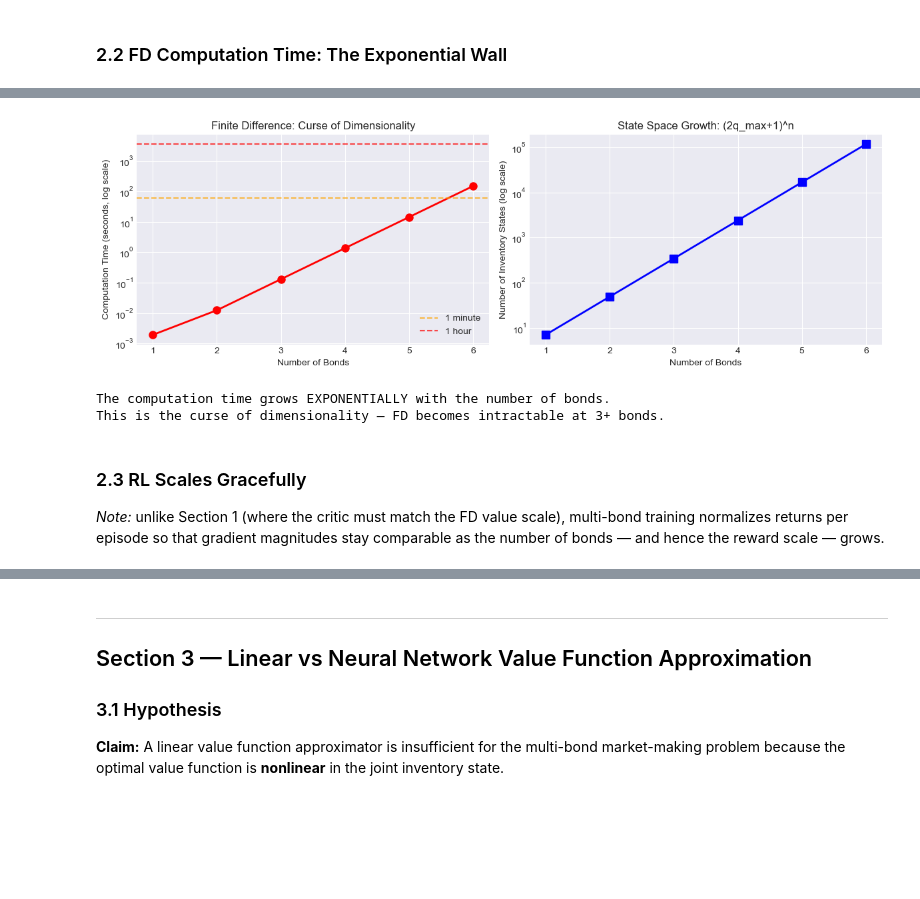
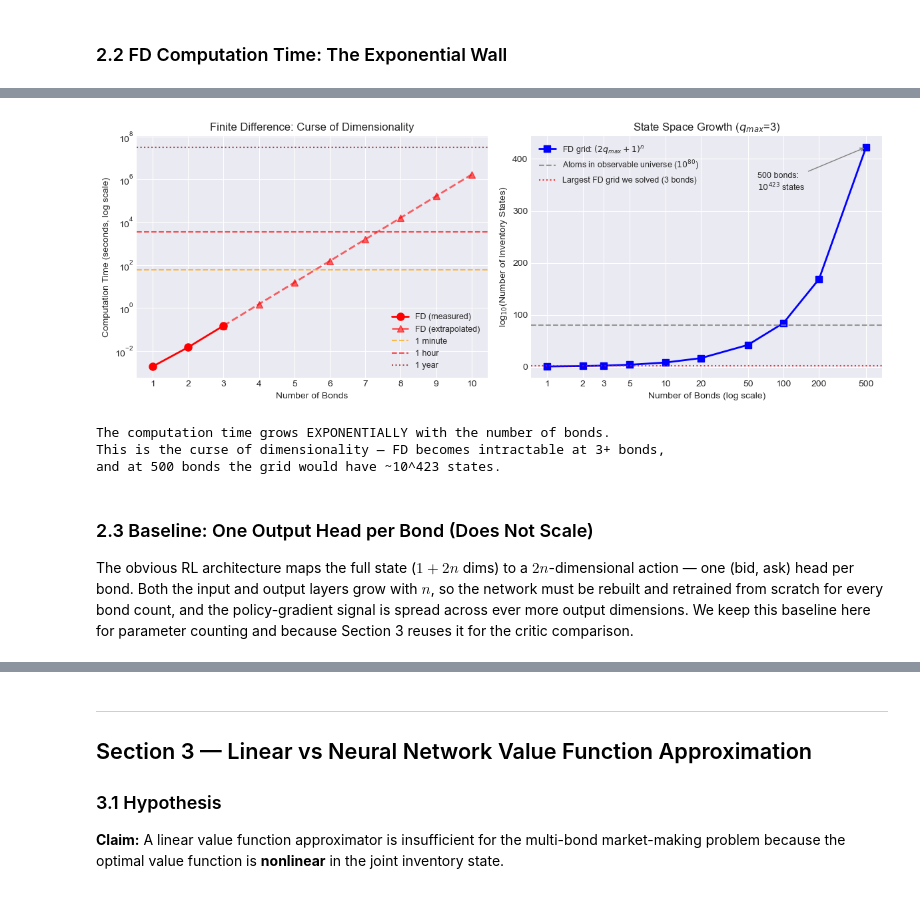
Before and after one commit to Casazza24/Portfolio-Projects, a Jupyter notebook: rl-bond-market-making/rl_market_making_PyTorch.ipynb, the cells around one changed output, grey strips where cells are left out. Saved outputs shown, nothing was run; the diff lists cells and outputs as text; code cells hidden in the pictures; blank space fills up the shorter version.

Commit message:
Restructure multi-bond scaling with parameter sharing (scales to 500+ bonds)
Co-Authored-By: Claude Fable 5.1 <noreply@anthropic.com>

```diff
--- a/rl-bond-market-making/rl_market_making_PyTorch.ipynb
+++ b/rl-bond-market-making/rl_market_making_PyTorch.ipynb
@@ -830,41 +888,55 @@ FD Computation Time Summary:
 # %%
 # Visualize the exponential scaling
-fig, axes = plt.subplots(1, 2, figsize=(12, 4))
+fig, axes = plt.subplots(1, 2, figsize=(12, 4.5))
 
-bonds = sorted(fd_times.keys())
-times = [fd_times[n] for n in bonds]
-states = [fd_grid_sizes[n] for n in bonds]
-
-# Log-scale computation time
-axes[0].semilogy(bonds, times, 'ro-', markersize=8, linewidth=2)
+# Left: FD computation time (measured 1-3 bonds, extrapolated beyond)
+meas_t = [fd_times[n] for n in fd_measured_bonds]
+ext_t = [fd_times[n] for n in fd_extrap_bonds]
+axes[0].semilogy(fd_measured_bonds, meas_t, 'ro-', markersize=8, linewidth=2, label='FD (measured)')
+axes[0].semilogy([3] + fd_extrap_bonds, [fd_times[3]] + ext_t, 'r^--', markersize=7,
+                 alpha=0.6, linewidth=2, label='FD (extrapolated)')
 axes[0].axhline(60, color='orange', linestyle='--', alpha=0.7, label='1 minute')
 axes[0].axhline(3600, color='red', linestyle='--', alpha=0.7, label='1 hour')
+axes[0].axhline(3600 * 24 * 365, color='darkred', linestyle=':', alpha=0.7, label='1 year')
 axes[0].set_xlabel('Number of Bonds')
 axes[0].set_ylabel('Computation Time (seconds, log scale)')
 axes[0].set_title('Finite Difference: Curse of Dimensionality')
-axes[0].legend()
-axes[0].set_xticks(bonds)
+axes[0].legend(fontsize=9)
+axes[0].set_xticks(fd_measured_bonds + fd_extrap_bonds)
 
-# Grid size growth
-axes[1].semilogy(bonds, states, 'bs-', markersize=8, linewidth=2)
-axes[1].set_xlabel('Number of Bonds')
-axes[1].set_ylabel('Number of Inventory States (log scale)')
-axes[1].set_title('State Space Growth: (2q_max+1)^n')
-axes[1].set_xticks(bonds)
+# Right: grid size out to 500 bonds. 7^500 overflows a float, so plot
+# log10(#states) = n * log10(2q_max+1) directly against a log-x axis.
+n_grid = np.array([1, 2, 3, 5, 10, 20, 50, 100, 200, 500])
+log10_states = n_grid * np.log10(2 * FD_Q_MAX + 1)
+axes[1].semilogx(n_grid, log10_states, 'bs-', markersize=7, linewidth=2, label='FD grid: $(2q_{max}+1)^n$')
+axes[1].axhline(80, color='gray', linestyle='--', alpha=0.8, label='Atoms in observable universe ($10^{80}$)')
+axes[1].axhline(np.log10(fd_grid_sizes[3]), color='red', linestyle=':', alpha=0.8,
+                label=f'Largest FD grid we solved (3 bonds)')
+axes[1].annotate(f'500 bonds:\n$10^{{{log10_states[-1]:.0f}}}$ states', xy=(500, log10_states[-1]),
+                 xytext=(60, log10_states[-1] * 0.8), fontsize=9,
+                 arrowprops=dict(arrowstyle='->', color='gray'))
+axes[1].set_xlabel('Number of Bonds (log scale)')
+axes[1].set_ylabel('log$_{10}$(Number of Inventory States)')
+axes[1].set_title(f'State Space Growth ($q_{{max}}$={FD_Q_MAX})')
+axes[1].set_xticks(n_grid)
+axes[1].set_xticklabels([str(n) for n in n_grid])
+axes[1].legend(fontsize=9, loc='upper left')
 
 plt.tight_layout()
 plt.savefig('curse_of_dimensionality.png', dpi=150, bbox_inches='tight')
 plt.show()
 
 print("\nThe computation time grows EXPONENTIALLY with the number of bonds.")
-print("This is the curse of dimensionality — FD becomes intractable at 3+ bonds.")
+print("This is the curse of dimensionality — FD becomes intractable at 3+ bonds,")
+print(f"and at 500 bonds the grid would have ~10^{log10_states[-1]:.0f} states.")
 # %% [output]
-[figure, old version]
+[figure, new version]
 The computation time grows EXPONENTIALLY with the number of bonds.
-This is the curse of dimensionality — FD becomes intractable at 3+ bonds.
+This is the curse of dimensionality — FD becomes intractable at 3+ bonds,
+and at 500 bonds the grid would have ~10^423 states.
-# %% [markdown]
-### 2.3 RL Scales Gracefully
-
-*Note:* unlike Section 1 (where the critic must match the FD value scale), multi-bond training normalizes returns per episode so that gradient magnitudes stay comparable as the number of bonds — and hence the reward scale — grows.
+# %% [markdown]
+### 2.3 Baseline: One Output Head per Bond (Does Not Scale)
+
+The obvious RL architecture maps the full state ($1 + 2n$ dims) to a $2n$-dimensional action — one (bid, ask) head per bond. Both the input and output layers grow with $n$, so the network must be rebuilt and retrained from scratch for every bond count, and the policy-gradient signal is spread across ever more output dimensions. We keep this baseline here for parameter counting and because Section 3 reuses it for the critic comparison.
 # %%
 class MultiActor(nn.Module):
```
Also changed, not shown: parts of 17 cells of this notebook, 7 other files.
